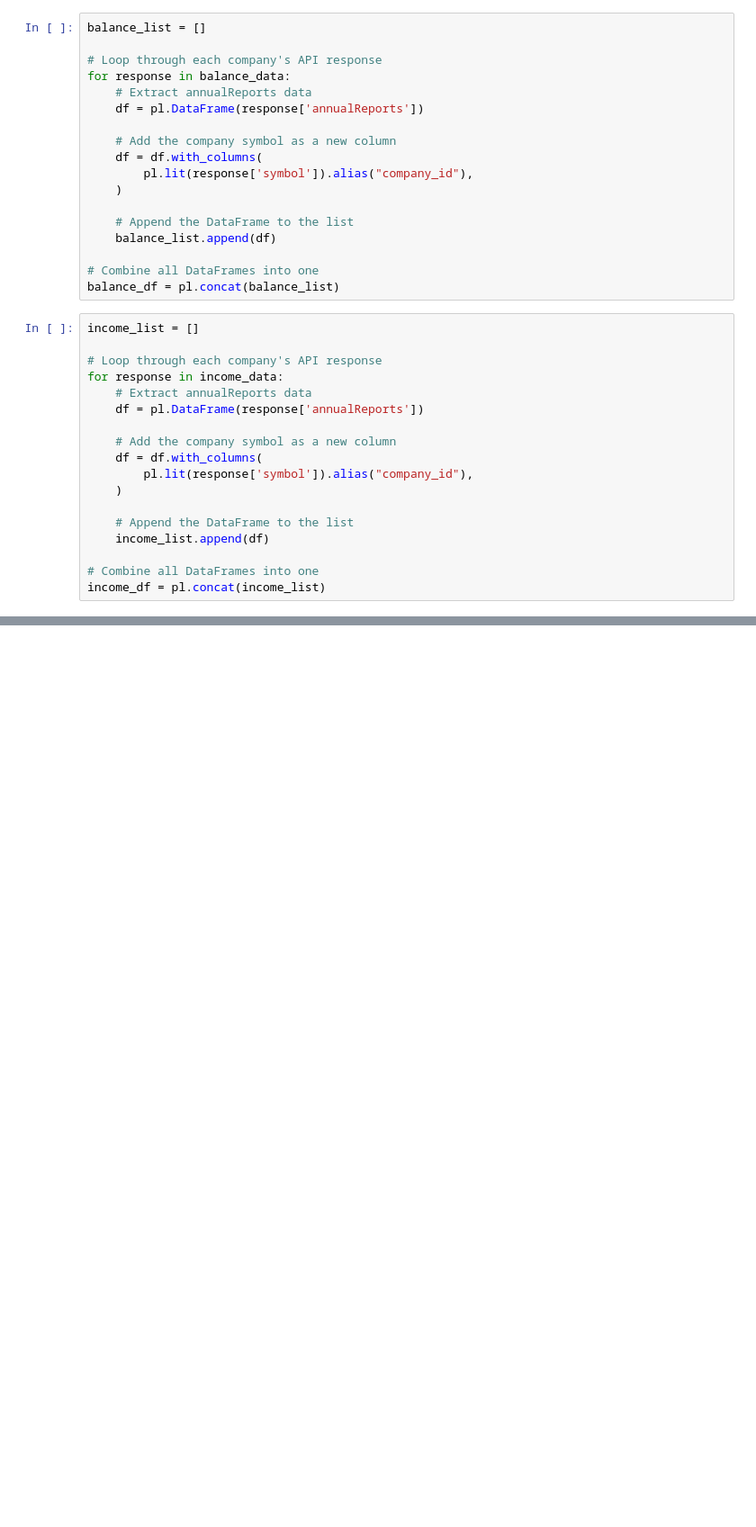
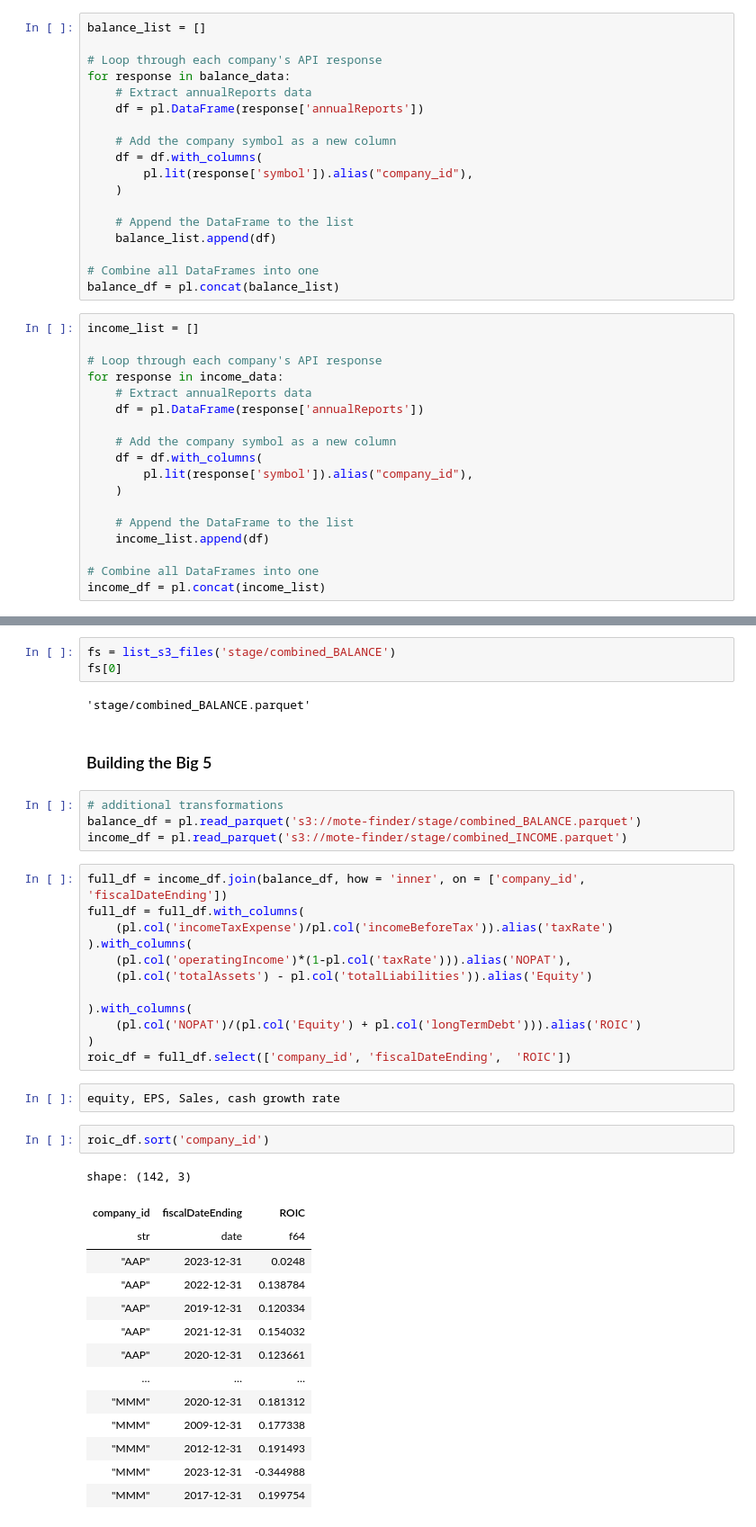
Before and after one commit to IlanReinstein/moteFinder, a Jupyter notebook: exploration.ipynb, the cells around one changed output, grey strips where cells are left out. Shown at 90% size. Cells and saved outputs as stored; diff of their text form; blank space fills up the shorter version.

```diff
--- a/exploration.ipynb
+++ b/exploration.ipynb
@@ -187,0 +246,42 @@ shape: (74, 29)
+# %%
+fs = list_s3_files('stage/combined_BALANCE')
+fs[0]
+# %% [output]
+'stage/combined_BALANCE.parquet'
+# %% [markdown]
+### Building the Big 5
+# %%
+# additional transformations
+balance_df = pl.read_parquet('s3://mote-finder/stage/combined_BALANCE.parquet')
+income_df = pl.read_parquet('s3://mote-finder/stage/combined_INCOME.parquet')
+# %%
+full_df = income_df.join(balance_df, how = 'inner', on = ['company_id', 'fiscalDateEnding'])
+full_df = full_df.with_columns(
+    (pl.col('incomeTaxExpense')/pl.col('incomeBeforeTax')).alias('taxRate')
+).with_columns(
+    (pl.col('operatingIncome')*(1-pl.col('taxRate'))).alias('NOPAT'),
+    (pl.col('totalAssets') - pl.col('totalLiabilities')).alias('Equity')
+
+).with_columns(
+    (pl.col('NOPAT')/(pl.col('Equity') + pl.col('longTermDebt'))).alias('ROIC')
+)
+roic_df = full_df.select(['company_id', 'fiscalDateEnding',  'ROIC'])
+# %%
+equity, EPS, Sales, cash growth rate
+# %%
+roic_df.sort('company_id')
+# %% [output]
+shape: (142, 3)
+| company_id | fiscalDateEnding | ROIC |
+| str | date | f64 |
+| "AAP" | 2023-12-31 | 0.0248 |
+| "AAP" | 2022-12-31 | 0.138784 |
+| "AAP" | 2019-12-31 | 0.120334 |
+| "AAP" | 2021-12-31 | 0.154032 |
+| "AAP" | 2020-12-31 | 0.123661 |
+| … | … | … |
+| "MMM" | 2020-12-31 | 0.181312 |
+| "MMM" | 2009-12-31 | 0.177338 |
+| "MMM" | 2012-12-31 | 0.191493 |
+| "MMM" | 2023-12-31 | -0.344988 |
+| "MMM" | 2017-12-31 | 0.199754 |
```
Also changed, not shown: parts of 21 cells of this notebook, 9 other files.
